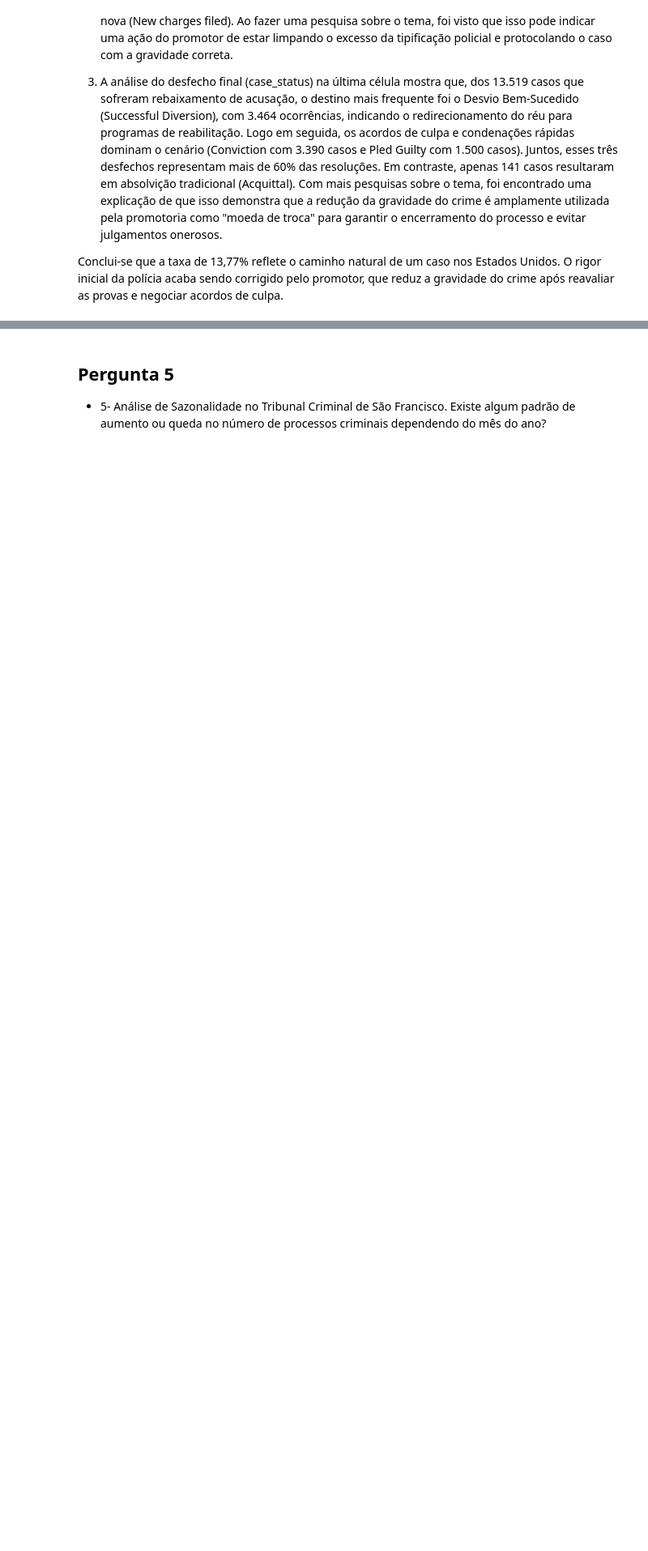
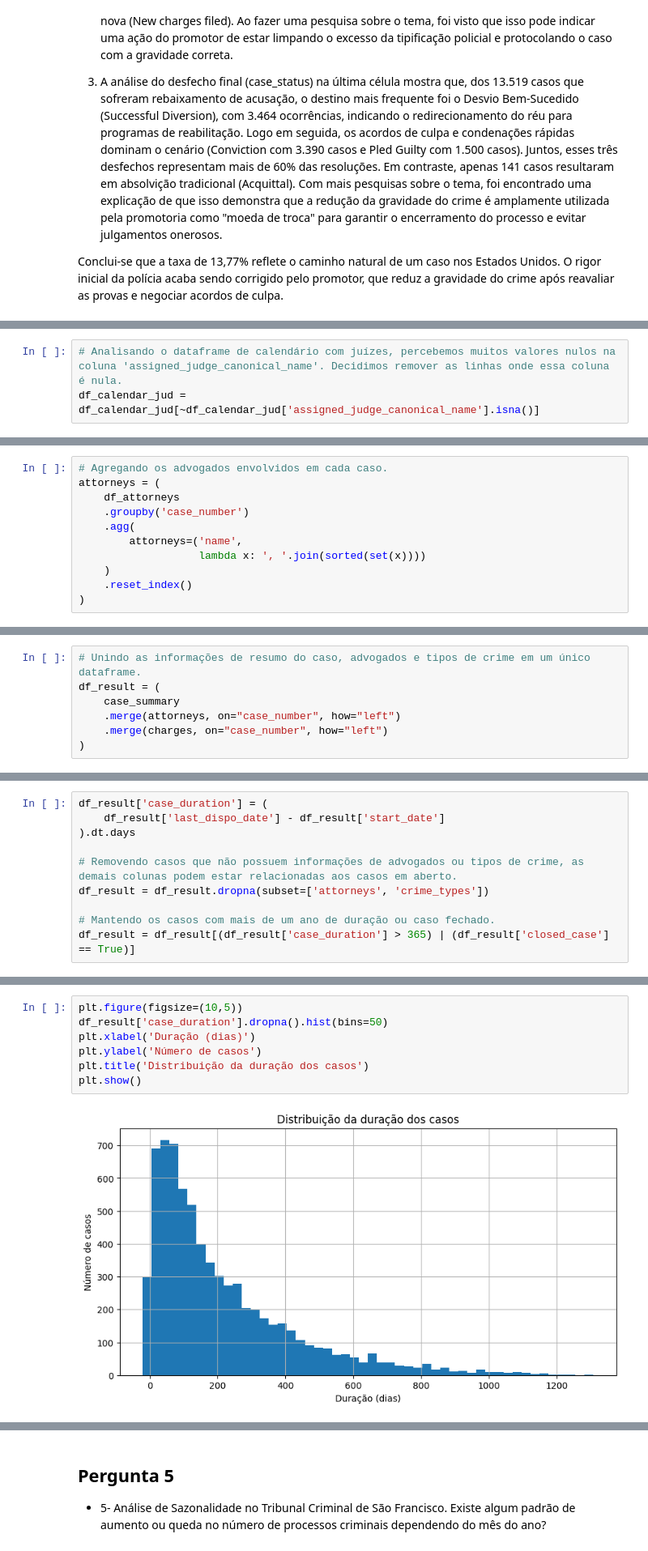
Before and after one commit to Orlandovpjunior/machine_learning, a Jupyter notebook: lab5/notebook.ipynb, the cells around one changed output, grey strips where cells are left out. Shown at 81% size. Drawn from its saved outputs; the diff is of its cells as text; blank space fills up the shorter version.

```diff
--- a/lab5/notebook.ipynb
+++ b/lab5/notebook.ipynb
@@ -280,0 +193,3 @@ Conclui-se que a taxa de 13,77% reflete o caminho natural de um caso nos Estados
+# %%
+# Analisando o dataframe de calendário com juízes, percebemos muitos valores nulos na coluna 'assigned_judge_canonical_name'. Decidimos remover as linhas onde essa coluna é nula.
+df_calendar_jud = df_calendar_jud[~df_calendar_jud['assigned_judge_canonical_name'].isna()]
@@ -280,0 +212,11 @@ Conclui-se que a taxa de 13,77% reflete o caminho natural de um caso nos Estados
+# %%
+# Agregando os advogados envolvidos em cada caso.
+attorneys = (
+    df_attorneys
+    .groupby('case_number')
+    .agg(
+        attorneys=('name',
+                   lambda x: ', '.join(sorted(set(x))))
+    )
+    .reset_index()
+)
@@ -280,0 +246,7 @@ Conclui-se que a taxa de 13,77% reflete o caminho natural de um caso nos Estados
+# %%
+# Unindo as informações de resumo do caso, advogados e tipos de crime em um único dataframe.
+df_result = (
+    case_summary
+    .merge(attorneys, on="case_number", how="left")
+    .merge(charges, on="case_number", how="left")
+)
@@ -280,0 +265,10 @@ Conclui-se que a taxa de 13,77% reflete o caminho natural de um caso nos Estados
+# %%
+df_result['case_duration'] = (
+    df_result['last_dispo_date'] - df_result['start_date']
+).dt.days
+
+# Removendo casos que não possuem informações de advogados ou tipos de crime, as demais colunas podem estar relacionadas aos casos em aberto.
+df_result = df_result.dropna(subset=['attorneys', 'crime_types'])
+
+# Mantendo os casos com mais de um ano de duração ou caso fechado.
+df_result = df_result[(df_result['case_duration'] > 365) | (df_result['closed_case'] == True)]
@@ -280,0 +293,9 @@ Conclui-se que a taxa de 13,77% reflete o caminho natural de um caso nos Estados
+# %%
+plt.figure(figsize=(10,5))
+df_result['case_duration'].dropna().hist(bins=50)
+plt.xlabel('Duração (dias)')
+plt.ylabel('Número de casos')
+plt.title('Distribuição da duração dos casos')
+plt.show()
+# %% [output]
+[figure, added]
```
Also changed, not shown: parts of 42 cells of this notebook.
